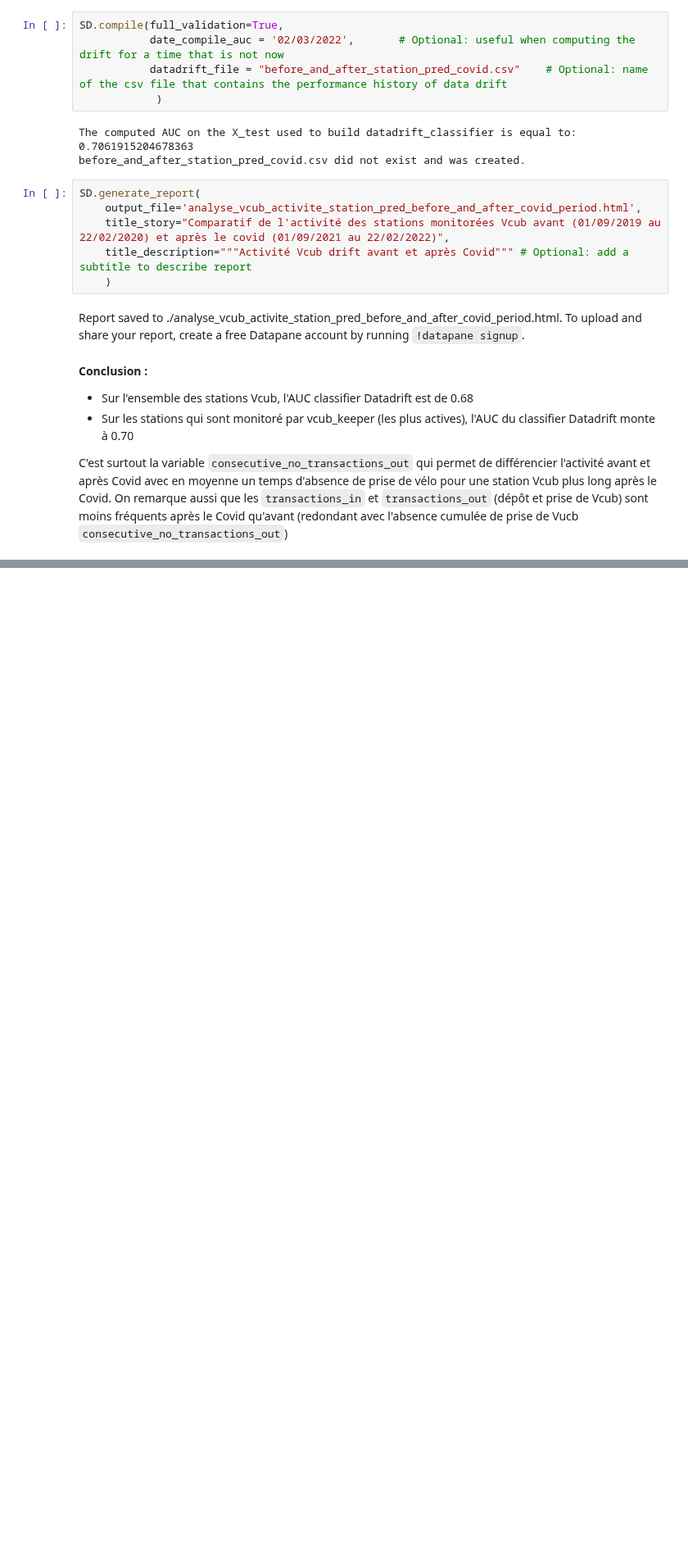
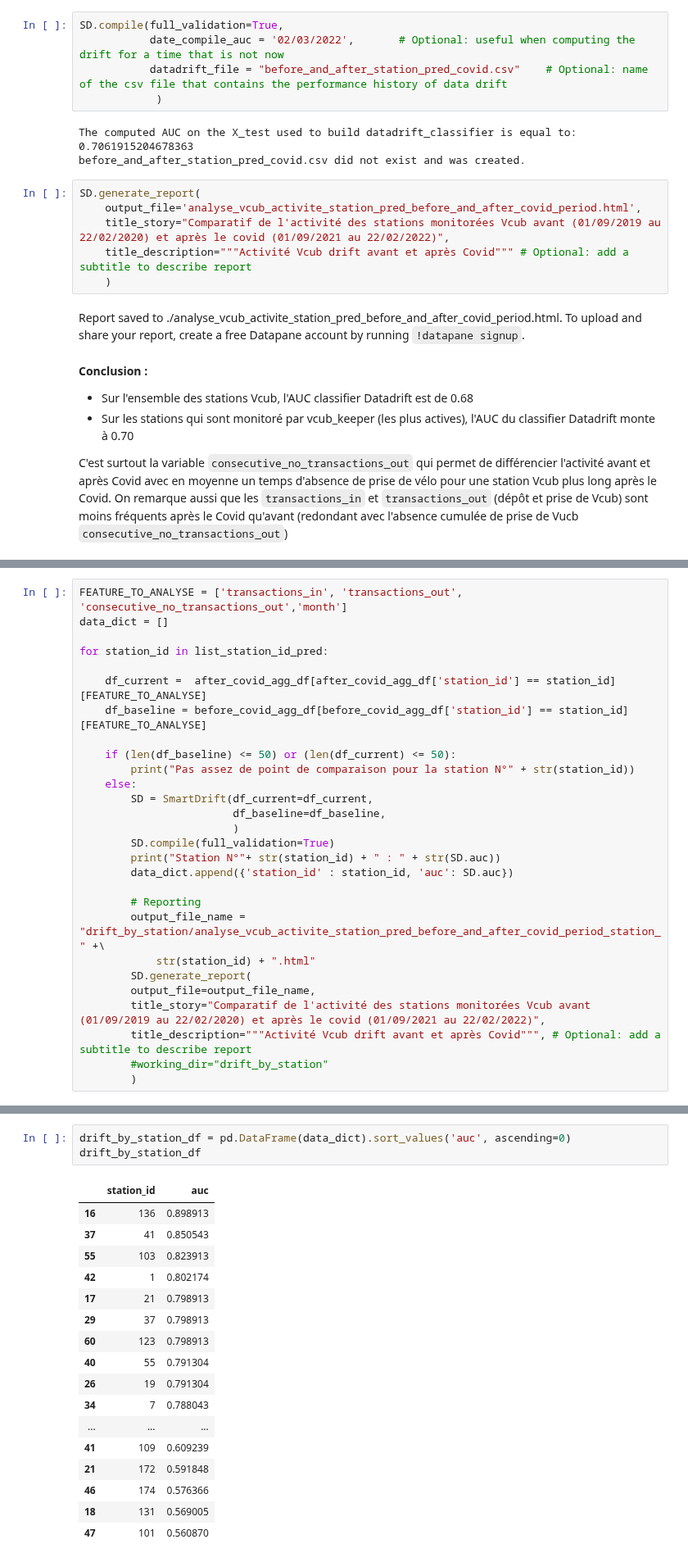
Before and after one commit to armgilles/vcub_keeper, a Jupyter notebook: notebooks/01_Analyse/04_Recherche/04_analyse_data_drift_periode.ipynb, the cells around one changed output, grey strips where cells are left out. Shown at 82% size. Cells and saved outputs as stored; diff of their text form; blank space fills up the shorter version.

Commit message:
Analyse drift by station Vcub (#67)

```diff
--- a/notebooks/01_Analyse/04_Recherche/04_analyse_data_drift_periode.ipynb
+++ b/notebooks/01_Analyse/04_Recherche/04_analyse_data_drift_periode.ipynb
@@ -332,0 +338,28 @@ C'est surtout la variable `consecutive_no_transactions_out` qui permet de diffé
+# %%
+FEATURE_TO_ANALYSE = ['transactions_in', 'transactions_out', 'consecutive_no_transactions_out','month']
+data_dict = []
+
+for station_id in list_station_id_pred:
+
+    df_current =  after_covid_agg_df[after_covid_agg_df['station_id'] == station_id][FEATURE_TO_ANALYSE]
+    df_baseline = before_covid_agg_df[before_covid_agg_df['station_id'] == station_id][FEATURE_TO_ANALYSE]
+
+    if (len(df_baseline) <= 50) or (len(df_current) <= 50):
+        print("Pas assez de point de comparaison pour la station N°" + str(station_id))
+    else:
+        SD = SmartDrift(df_current=df_current,
+                        df_baseline=df_baseline,
+                        )
+        SD.compile(full_validation=True)
+        print("Station N°"+ str(station_id) + " : " + str(SD.auc))
+        data_dict.append({'station_id' : station_id, 'auc': SD.auc})
+
+        # Reporting
+        output_file_name = "drift_by_station/analyse_vcub_activite_station_pred_before_and_after_covid_period_station_" +\
+            str(station_id) + ".html"
+        SD.generate_report(
+        output_file=output_file_name,
+        title_story="Comparatif de l'activité des stations monitorées Vcub avant (01/09/2019 au 22/02/2020) et après le covid (01/09/2021 au 22/02/2022)",
+        title_description="""Activité Vcub drift avant et après Covid""", # Optional: add a subtitle to describe report
+        #working_dir="drift_by_station"
+        )
@@ -332,0 +380,21 @@ C'est surtout la variable `consecutive_no_transactions_out` qui permet de diffé
+# %%
+drift_by_station_df = pd.DataFrame(data_dict).sort_values('auc', ascending=0)
+drift_by_station_df
+# %% [output]
+|  | station_id | auc |
+| 16 | 136 | 0.898913 |
+| 37 | 41 | 0.850543 |
+| 55 | 103 | 0.823913 |
+| 42 | 1 | 0.802174 |
+| 17 | 21 | 0.798913 |
+| 29 | 37 | 0.798913 |
+| 60 | 123 | 0.798913 |
+| 40 | 55 | 0.791304 |
+| 26 | 19 | 0.791304 |
+| 34 | 7 | 0.788043 |
+| ... | ... | ... |
+| 41 | 109 | 0.609239 |
+| 21 | 172 | 0.591848 |
+| 46 | 174 | 0.576366 |
+| 18 | 131 | 0.569005 |
+| 47 | 101 | 0.560870 |
```
Also changed, not shown: parts of 6 cells of this notebook.
